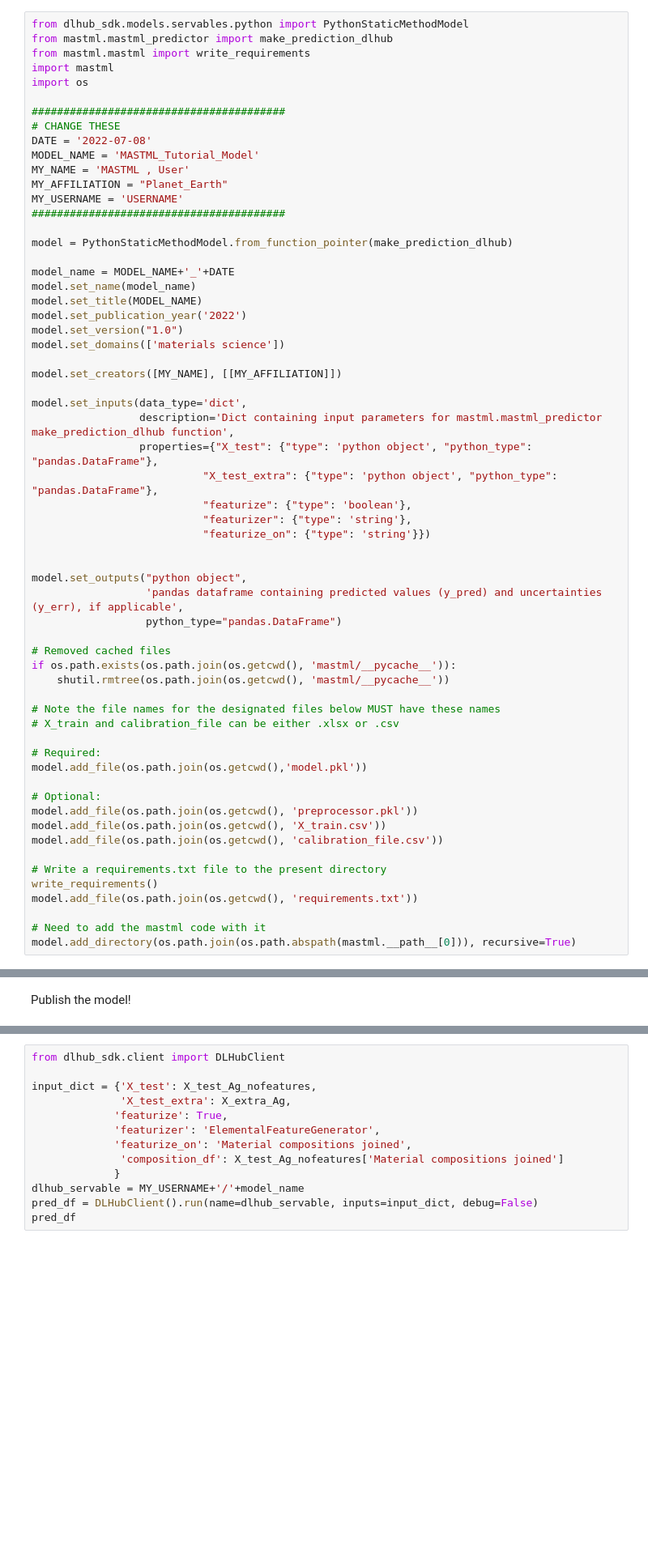
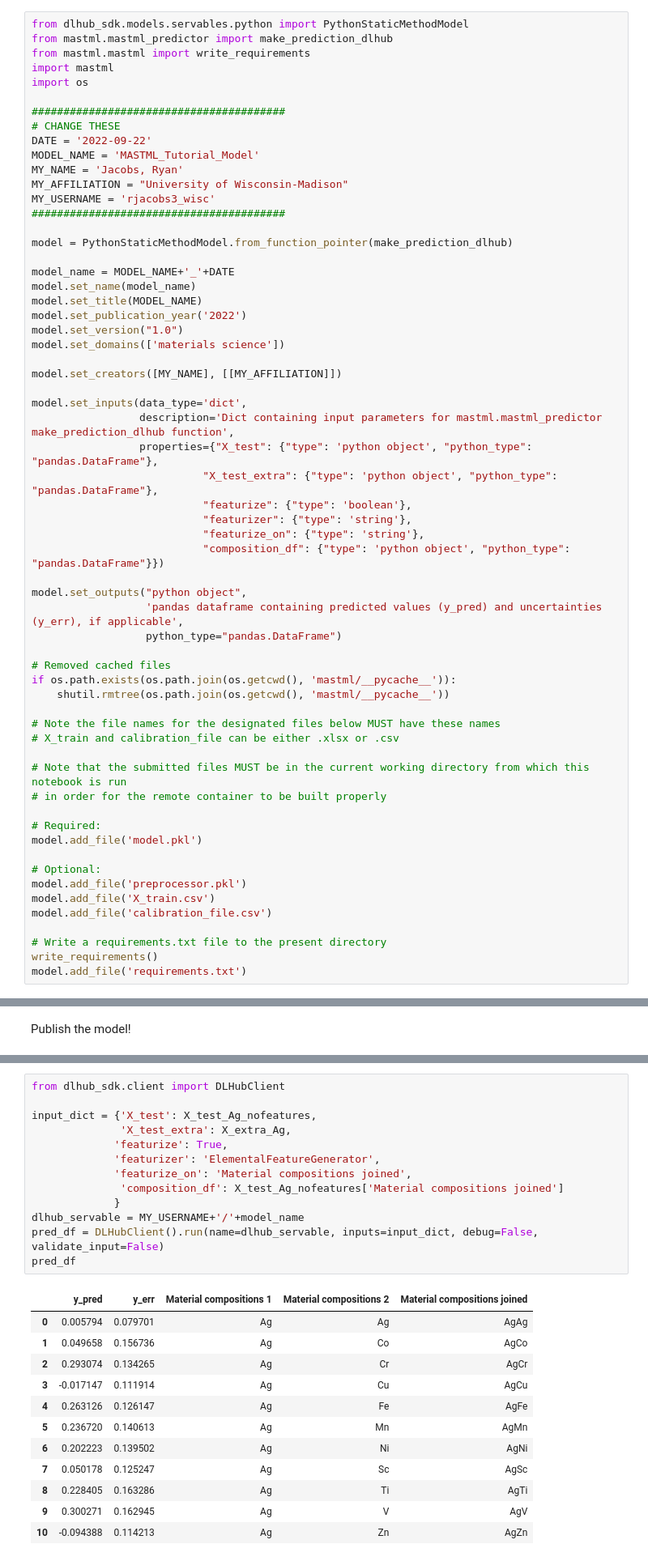
Before and after one commit to uw-cmg/MAST-ML, a Jupyter notebook: examples/MASTML_Tutorial_7_ModelPredictions_with_CalibratedErrorBars_HostModelonFoundry.ipynb, the cells around one changed output, grey strips where cells are left out. Shown at 81% size. Cells and saved outputs as stored; diff of their text form; blank space fills up the shorter version.

Commit message:
Updates to Tutorial 7 to fix DLHub/Foundry hosting issues

```diff
--- a/examples/MASTML_Tutorial_7_ModelPredictions_with_CalibratedErrorBars_HostModelonFoundry.ipynb
+++ b/examples/MASTML_Tutorial_7_ModelPredictions_with_CalibratedErrorBars_HostModelonFoundry.ipynb
@@ -319,11 +351,11 @@ import os
 
 ########################################
 # CHANGE THESE
-DATE = '2022-07-08'
+DATE = '2022-09-22'
 MODEL_NAME = 'MASTML_Tutorial_Model'
-MY_NAME = 'MASTML , User'
-MY_AFFILIATION = "Planet_Earth"
-MY_USERNAME = 'USERNAME'
+MY_NAME = 'Jacobs, Ryan'
+MY_AFFILIATION = "University of Wisconsin-Madison"
+MY_USERNAME = 'rjacobs3_wisc'
 ########################################
 
 model = PythonStaticMethodModel.from_function_pointer(make_prediction_dlhub)
@@ -343,8 +375,8 @@ model.set_inputs(data_type='dict',
                            "X_test_extra": {"type": 'python object', "python_type": "pandas.DataFrame"},
                            "featurize": {"type": 'boolean'},
                            "featurizer": {"type": 'string'},
-                           "featurize_on": {"type": 'string'}})
-
+                           "featurize_on": {"type": 'string'},
+                           "composition_df": {"type": 'python object', "python_type": "pandas.DataFrame"}})
 
 model.set_outputs("python object",
                   'pandas dataframe containing predicted values (y_pred) and uncertainties (y_err), if applicable',
@@ -357,17 +389,17 @@ if os.path.exists(os.path.join(os.getcwd(), 'mastml/__pycache__')):
 # Note the file names for the designated files below MUST have these names
 # X_train and calibration_file can be either .xlsx or .csv
 
+# Note that the submitted files MUST be in the current working directory from which this notebook is run
+# in order for the remote container to be built properly
+
 # Required:
-model.add_file(os.path.join(os.getcwd(),'model.pkl'))
+model.add_file('model.pkl')
 
 # Optional:
-model.add_file(os.path.join(os.getcwd(), 'preprocessor.pkl'))
-model.add_file(os.path.join(os.getcwd(), 'X_train.csv'))
-model.add_file(os.path.join(os.getcwd(), 'calibration_file.csv'))
+model.add_file('preprocessor.pkl')
+model.add_file('X_train.csv')
+model.add_file('calibration_file.csv')
 
 # Write a requirements.txt file to the present directory
 write_requirements()
-model.add_file(os.path.join(os.getcwd(), 'requirements.txt'))
-
-# Need to add the mastml code with it
-model.add_directory(os.path.join(os.path.abspath(mastml.__path__[0])), recursive=True)
+model.add_file('requirements.txt')
@@ -396,15 +452,28 @@ The parameters we pass are very similar to our previous predictions, but the two
 # %%
 from dlhub_sdk.client import DLHubClient
 
 input_dict = {'X_test': X_test_Ag_nofeatures,
               'X_test_extra': X_extra_Ag,
              'featurize': True,
              'featurizer': 'ElementalFeatureGenerator',
              'featurize_on': 'Material compositions joined',
               'composition_df': X_test_Ag_nofeatures['Material compositions joined']
              }
 dlhub_servable = MY_USERNAME+'/'+model_name
-pred_df = DLHubClient().run(name=dlhub_servable, inputs=input_dict, debug=False)
+pred_df = DLHubClient().run(name=dlhub_servable, inputs=input_dict, debug=False, validate_input=False)
 pred_df
+# %% [output]
+|  | y_pred | y_err | Material compositions 1 | Material compositions 2 | Material compositions joined |
+| 0 | 0.005794 | 0.079701 | Ag | Ag | AgAg |
+| 1 | 0.049658 | 0.156736 | Ag | Co | AgCo |
+| 2 | 0.293074 | 0.134265 | Ag | Cr | AgCr |
+| 3 | -0.017147 | 0.111914 | Ag | Cu | AgCu |
+| 4 | 0.263126 | 0.126147 | Ag | Fe | AgFe |
+| 5 | 0.236720 | 0.140613 | Ag | Mn | AgMn |
+| 6 | 0.202223 | 0.139502 | Ag | Ni | AgNi |
+| 7 | 0.050178 | 0.125247 | Ag | Sc | AgSc |
+| 8 | 0.228405 | 0.163286 | Ag | Ti | AgTi |
+| 9 | 0.300271 | 0.162945 | Ag | V | AgV |
+| 10 | -0.094388 | 0.114213 | Ag | Zn | AgZn |
 # %% [markdown]
 You've now completed your seventh MAST-ML tutorial notebook! You've reached the end of the MAST-ML tutorial series.
```
Also changed, not shown: parts of 12 cells of this notebook.
